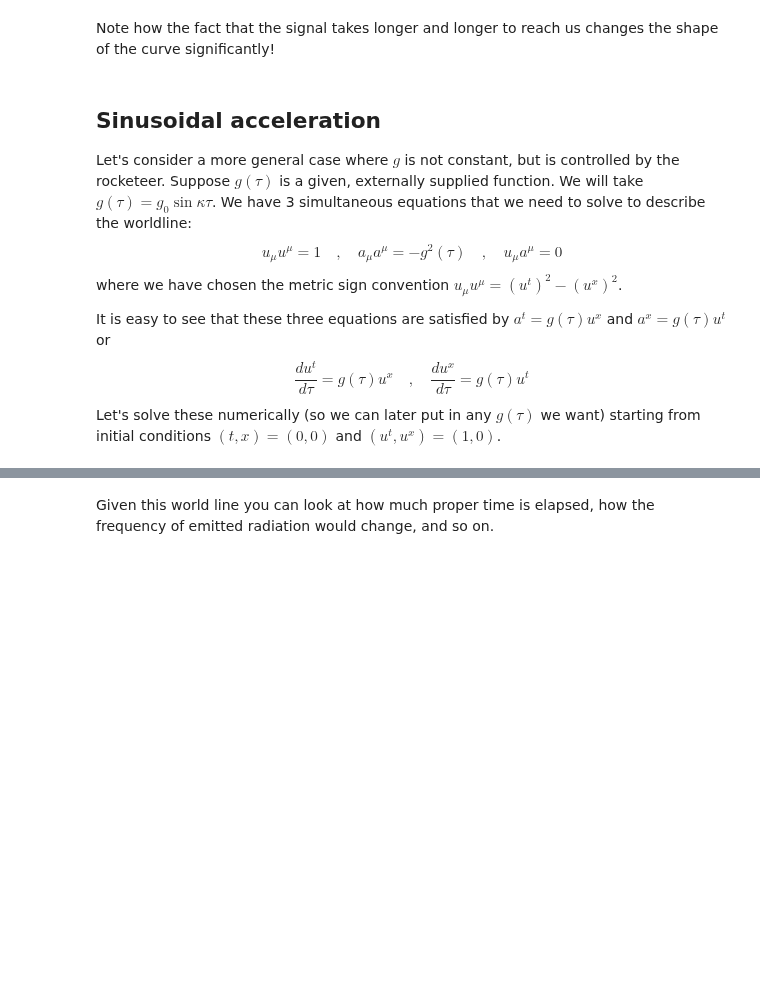
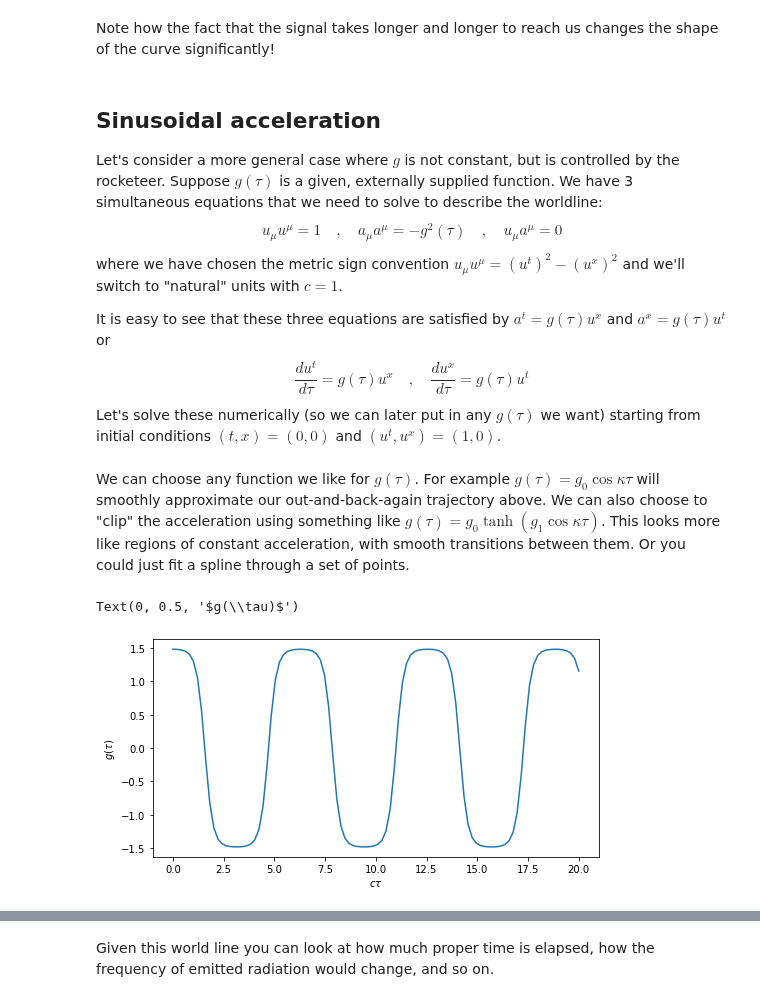
Before and after one commit to LBJ-Wade/Notebooks_cosmology, a Jupyter notebook: physics209/Twins.ipynb, the cells around one changed output, grey strips where cells are left out. Saved outputs shown, nothing was run; the diff lists cells and outputs as text; code cells hidden in the pictures; blank space fills up the shorter version.

```diff
--- a/physics209/Twins.ipynb
+++ b/physics209/Twins.ipynb
@@ -135,13 +134,13 @@ Note how the fact that the signal takes longer and longer to reach us changes th
 # %% [markdown]
 ## Sinusoidal acceleration ##
 
-Let's consider a more general case where $g$ is not constant, but is controlled by the rocketeer.  Suppose $g(\tau)$ is a given, externally supplied function.  We will take $g(\tau)=g_0\sin\kappa \tau$.  We have 3 simultaneous equations that we need to solve to describe the worldline:
+Let's consider a more general case where $g$ is not constant, but is controlled by the rocketeer.  Suppose $g(\tau)$ is a given, externally supplied function.  We have 3 simultaneous equations that we need to solve to describe the worldline:
 $$
   u_\mu u^\mu = 1 \quad , \quad
   a_\mu a^\mu = -g^2(\tau) \quad , \quad
   u_\mu a^\mu = 0
 $$
-where we have chosen the metric sign convention $u_\mu u^\mu = (u^t)^2-(u^x)^2$.
+where we have chosen the metric sign convention $u_\mu u^\mu = (u^t)^2-(u^x)^2$ and we'll switch to "natural" units with $c=1$.
 
 It is easy to see that these three equations are satisfied by $a^t=g(\tau)u^x$ and $a^x=g(\tau)u^t$ or
 $$
@@ -149,3 +148,5 @@ $$
   \frac{du^x}{d\tau} = g(\tau) u^t
 $$
 Let's solve these numerically (so we can later put in any $g(\tau)$ we want) starting from initial conditions $(t,x)=(0,0)$ and $(u^t,u^x)=(1,0)$.
+# %% [markdown]
+We can choose any function we like for $g(\tau)$.  For example $g(\tau)=g_0\cos\kappa \tau$ will smoothly approximate our out-and-back-again trajectory above.  We can also choose to "clip" the acceleration using something like $g(\tau)=g_0\tanh(g_1\cos\kappa\tau)$.  This looks more like regions of constant acceleration, with smooth transitions between them.  Or you could just fit a spline through a set of points.
@@ -152,3 +160,12 @@ Let's solve these numerically (so we can later put in any $g(\tau)$ we want) sta
+# %%
+fig,ax = plt.subplots(1,1,figsize=(8,4))
+tau = np.linspace(0,20,100)
+ax.plot(tau,goftau(tau))
+ax.set_xlabel(r'$c\tau$')
+ax.set_ylabel(r'$g(\tau)$')
+# %% [output]
+Text(0, 0.5, '$g(\\tau)$')
+[figure, added]
 # %%
 from scipy.integrate import solve_ivp
 #
```
Also changed, not shown: parts of 8 cells of this notebook.
